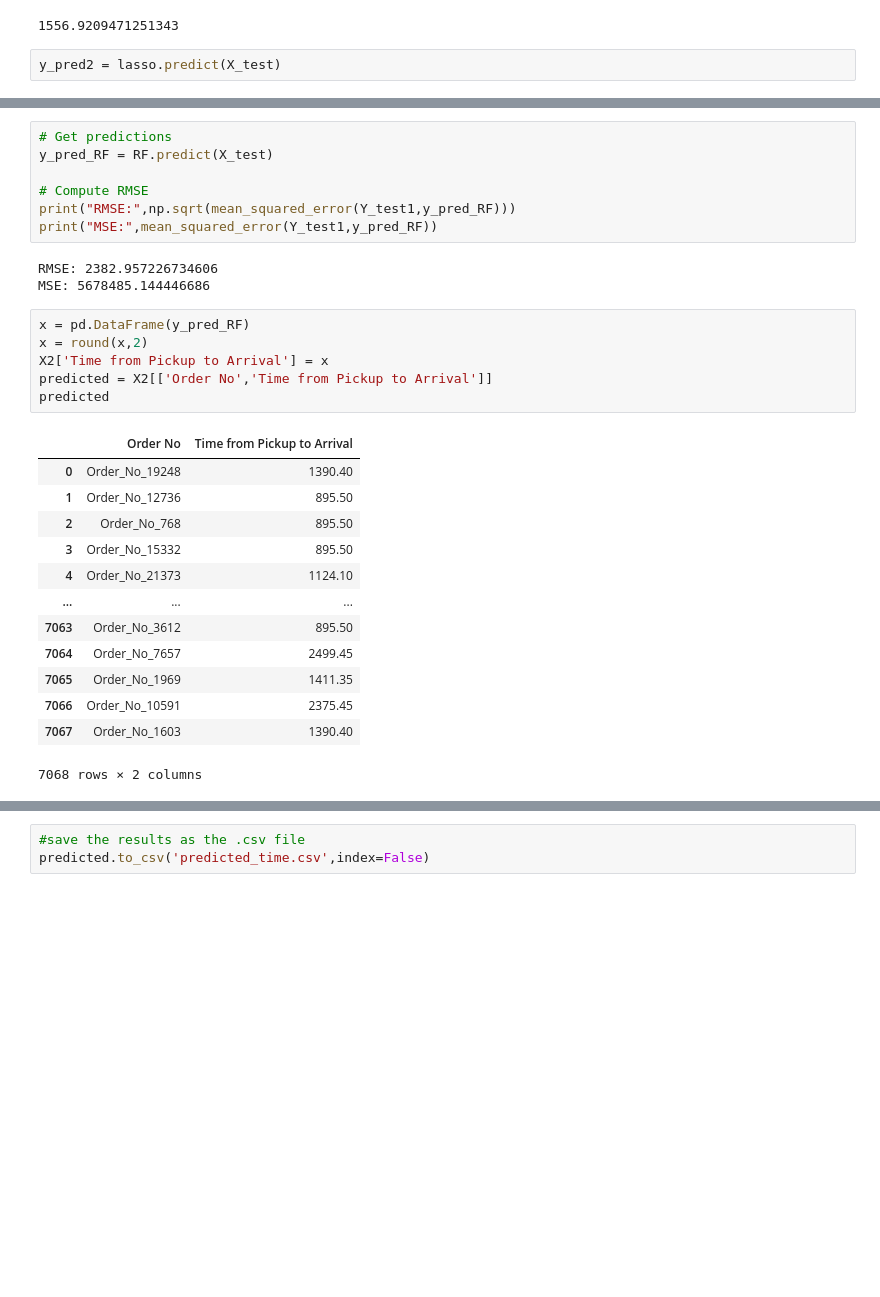
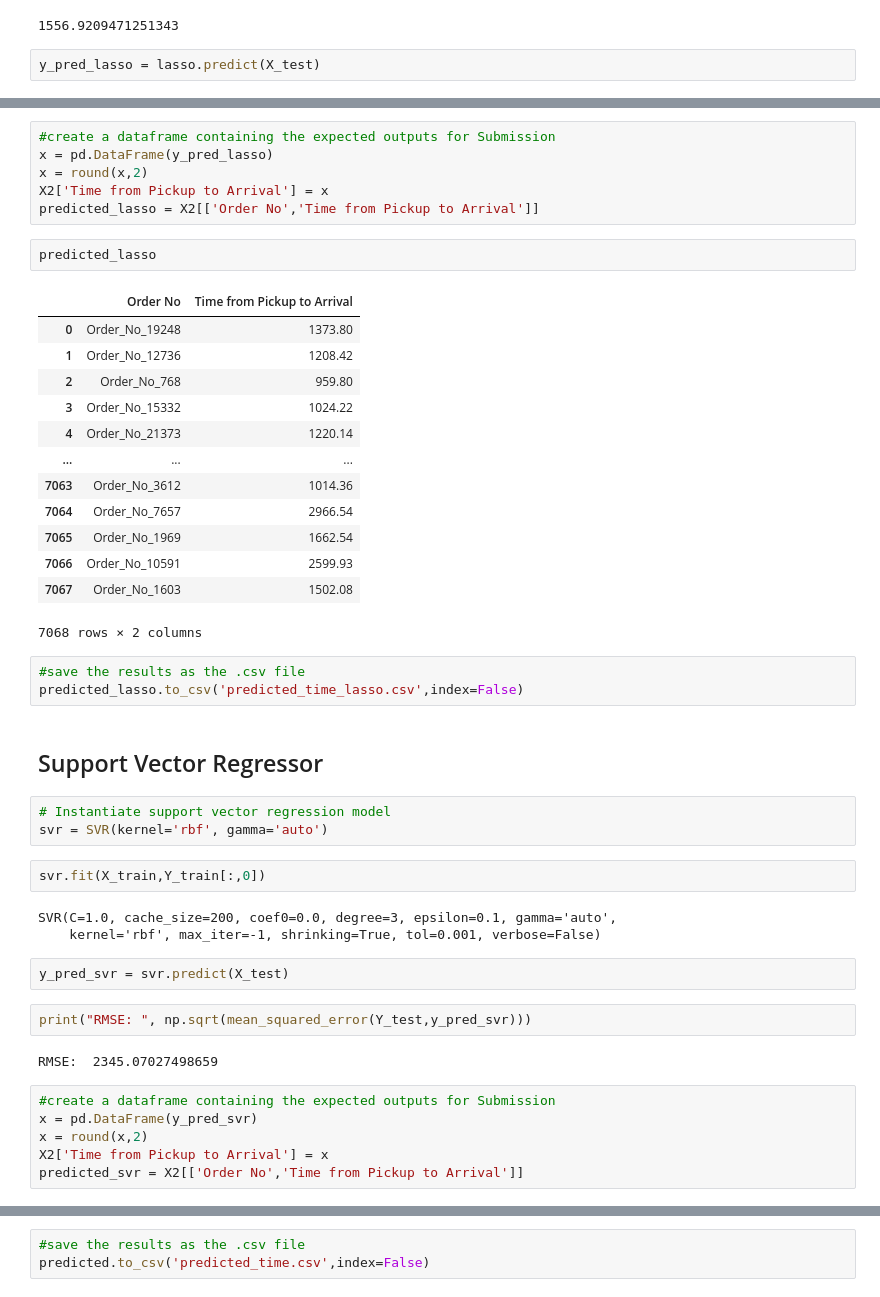
Before and after one commit to Jamakasilwane/EDSA_Zindi_Hackathon, a Jupyter notebook: EDSA_Zindi_Hackathon_notebook.ipynb, the cells around one changed output, grey strips where cells are left out. Drawn from its saved outputs; the diff is of its cells as text; blank space fills up the shorter version.

Commit message:
Regression Accuracy

```diff
--- a/EDSA_Zindi_Hackathon_notebook.ipynb
+++ b/EDSA_Zindi_Hackathon_notebook.ipynb
@@ -518,6 +545,6 @@ print(beta_2)
 # %% [output]
 1556.9209471251343
 # %%
-y_pred2 = lasso.predict(X_test)
+y_pred_lasso = lasso.predict(X_test)
 # %%
 #Calculate the Root-Mean squared error
@@ -542,30 +554,47 @@ RandomForestRegressor(bootstrap=True, ccp_alpha=0.0, criterion='mae',
-# %%
-# Get predictions
-y_pred_RF = RF.predict(X_test)
-
-# Compute RMSE
-print("RMSE:",np.sqrt(mean_squared_error(Y_test1,y_pred_RF)))
-print("MSE:",mean_squared_error(Y_test1,y_pred_RF))
-# %% [output]
-RMSE: 2382.957226734606
-MSE: 5678485.144446686
 # %%
-x = pd.DataFrame(y_pred_RF)
+#create a dataframe containing the expected outputs for Submission
+x = pd.DataFrame(y_pred_lasso)
 x = round(x,2)
 X2['Time from Pickup to Arrival'] = x
-predicted = X2[['Order No','Time from Pickup to Arrival']]
-predicted
+predicted_lasso = X2[['Order No','Time from Pickup to Arrival']]
-# %% [output]
-|  | Order No | Time from Pickup to Arrival |
-| 0 | Order_No_19248 | 1390.40 |
-| 1 | Order_No_12736 | 895.50 |
-| 2 | Order_No_768 | 895.50 |
-| 3 | Order_No_15332 | 895.50 |
-| 4 | Order_No_21373 | 1124.10 |
-| ... | ... | ... |
-| 7063 | Order_No_3612 | 895.50 |
-| 7064 | Order_No_7657 | 2499.45 |
-| 7065 | Order_No_1969 | 1411.35 |
-| 7066 | Order_No_10591 | 2375.45 |
-| 7067 | Order_No_1603 | 1390.40 |
-7068 rows × 2 columns
+# %%
+predicted_lasso
+# %% [output]
+|  | Order No | Time from Pickup to Arrival |
+| 0 | Order_No_19248 | 1373.80 |
+| 1 | Order_No_12736 | 1208.42 |
+| 2 | Order_No_768 | 959.80 |
+| 3 | Order_No_15332 | 1024.22 |
+| 4 | Order_No_21373 | 1220.14 |
+| ... | ... | ... |
+| 7063 | Order_No_3612 | 1014.36 |
+| 7064 | Order_No_7657 | 2966.54 |
+| 7065 | Order_No_1969 | 1662.54 |
+| 7066 | Order_No_10591 | 2599.93 |
+| 7067 | Order_No_1603 | 1502.08 |
+7068 rows × 2 columns
+# %%
+#save the results as the .csv file
+predicted_lasso.to_csv('predicted_time_lasso.csv',index=False)
+# %% [markdown]
+## Support Vector Regressor
+# %%
+# Instantiate support vector regression model
+svr = SVR(kernel='rbf', gamma='auto')
+# %%
+svr.fit(X_train,Y_train[:,0])
+# %% [output]
+SVR(C=1.0, cache_size=200, coef0=0.0, degree=3, epsilon=0.1, gamma='auto',
+    kernel='rbf', max_iter=-1, shrinking=True, tol=0.001, verbose=False)
+# %%
+y_pred_svr = svr.predict(X_test)
+# %%
+print("RMSE: ", np.sqrt(mean_squared_error(Y_test,y_pred_svr)))
+# %% [output]
+RMSE:  2345.07027498659
+# %%
+#create a dataframe containing the expected outputs for Submission
+x = pd.DataFrame(y_pred_svr)
+x = round(x,2)
+X2['Time from Pickup to Arrival'] = x
+predicted_svr = X2[['Order No','Time from Pickup to Arrival']]
```
Also changed, not shown: parts of 37 cells of this notebook.
